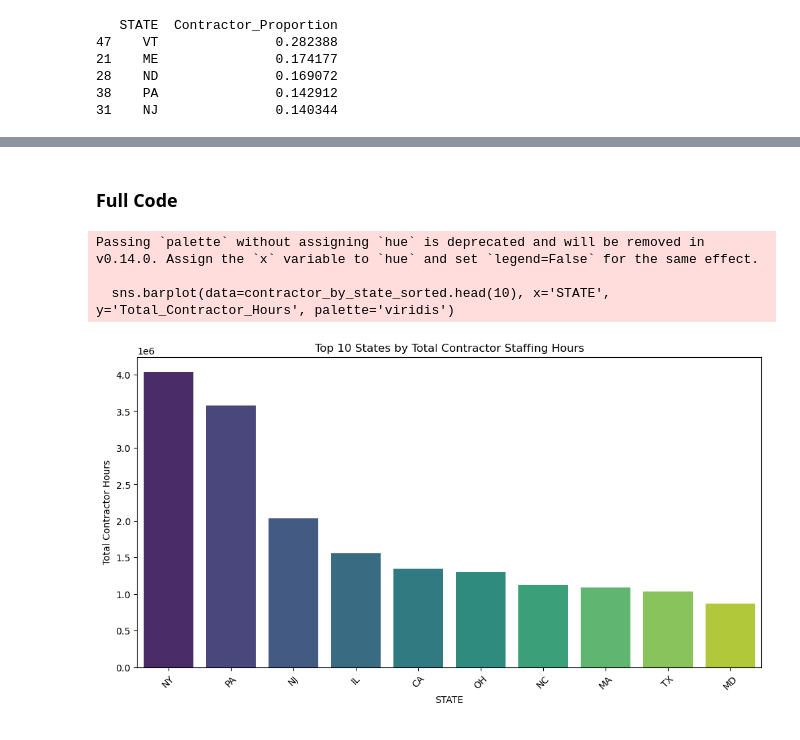
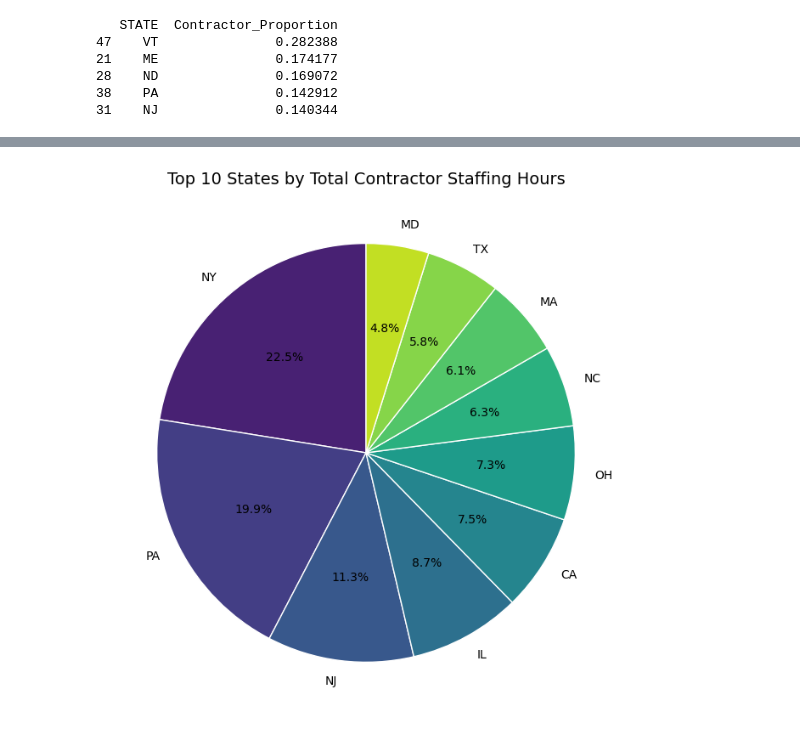
Before and after one commit to Okwy009/CMS_Data, a Jupyter notebook: 2_Analysis/4_Evaluate_Competitor_Presence.ipynb, the cells around one changed output, grey strips where cells are left out. Saved outputs shown, nothing was run; the diff lists cells and outputs as text; code cells hidden in the pictures.

```diff
--- a/2_Analysis/4_Evaluate_Competitor_Presence.ipynb
+++ b/2_Analysis/4_Evaluate_Competitor_Presence.ipynb
@@ -100,49 +87,17 @@ Passing `palette` without assigning `hue` is deprecated and will be removed in v
-# %% [markdown]
-### Full Code
-# %%
-# Calculate total staffing hours (including employees and contractors)
-df_cleaned['Total_Staffing_Hours'] = (
-    df_cleaned['Hrs_RN'] + df_cleaned['Hrs_LPN'] + df_cleaned['Hrs_CNA'] +
-    df_cleaned['Hrs_RNDON'] + df_cleaned['Hrs_RNadmin'] +
-    df_cleaned['Hrs_LPNadmin'] + df_cleaned['Hrs_NAtrn'] +
-    df_cleaned['Hrs_MedAide']
-)
-
-# Calculate total contractor hours
-df_cleaned['Total_Contractor_Hours'] = (
-    df_cleaned['Hrs_RN_ctr'] + df_cleaned['Hrs_LPN_ctr'] + df_cleaned['Hrs_CNA_ctr'] +
-    df_cleaned['Hrs_RNDON_ctr'] + df_cleaned['Hrs_RNadmin_ctr'] +
-    df_cleaned['Hrs_LPNadmin_ctr'] + df_cleaned['Hrs_NAtrn_ctr'] +
-    df_cleaned['Hrs_MedAide_ctr']
-)
-
-# Group by State and calculate total contractor staffing hours per region
-contractor_by_state = df_cleaned.groupby('STATE')['Total_Contractor_Hours'].sum().reset_index()
-
-# Sort by highest contractor staffing hours
-contractor_by_state_sorted = contractor_by_state.sort_values(by='Total_Contractor_Hours', ascending=False)
-
-# Calculate contractor staffing proportion
-df_cleaned['Contractor_Proportion'] = df_cleaned['Total_Contractor_Hours'] / df_cleaned['Total_Staffing_Hours']
-
-# Group by state (or region) and calculate the average contractor staffing proportion
-contractor_usage_by_state = df_cleaned.groupby('STATE')['Contractor_Proportion'].mean().reset_index()
-
-# Sort by highest contractor staffing proportion
-contractor_usage_by_state = contractor_usage_by_state.sort_values(by='Contractor_Proportion', ascending=False)
-
-# Identify the top regions with high contractor staffing (strong competitor presence)
-top_regions = contractor_usage_by_state.head()
-
-plt.figure(figsize=(12, 6))
-sns.barplot(data=contractor_by_state_sorted.head(10), x='STATE', y='Total_Contractor_Hours', palette='viridis')
-plt.title('Top 10 States by Total Contractor Staffing Hours')
-plt.xlabel('STATE')
-plt.ylabel('Total Contractor Hours')
-plt.xticks(rotation=45)
-plt.show()
-# %% [output]
-Passing `palette` without assigning `hue` is deprecated and will be removed in v0.14.0. Assign the `x` variable to `hue` and set `legend=False` for the same effect.
-
-  sns.barplot(data=contractor_by_state_sorted.head(10), x='STATE', y='Total_Contractor_Hours', palette='viridis')
-[figure, removed]
+# %%
+# Create a pie chart
+plt.figure(figsize=(8, 8))
+
+# Plotting the pie chart
+plt.pie(contractor_by_state_sorted.head(10)['Total_Contractor_Hours'],
+        labels=contractor_by_state_sorted.head(10)['STATE'],
+        autopct='%1.1f%%',
+        startangle=90,
+        colors=sns.color_palette('viridis', 10),
+        wedgeprops={'edgecolor': 'white'})
+
+plt.title('Top 10 States by Total Contractor Staffing Hours', fontsize=14)
+
+plt.show()
+# %% [output]
+[figure, added]
```
Also changed, not shown: parts of 1 cell of this notebook, 14 other files.
